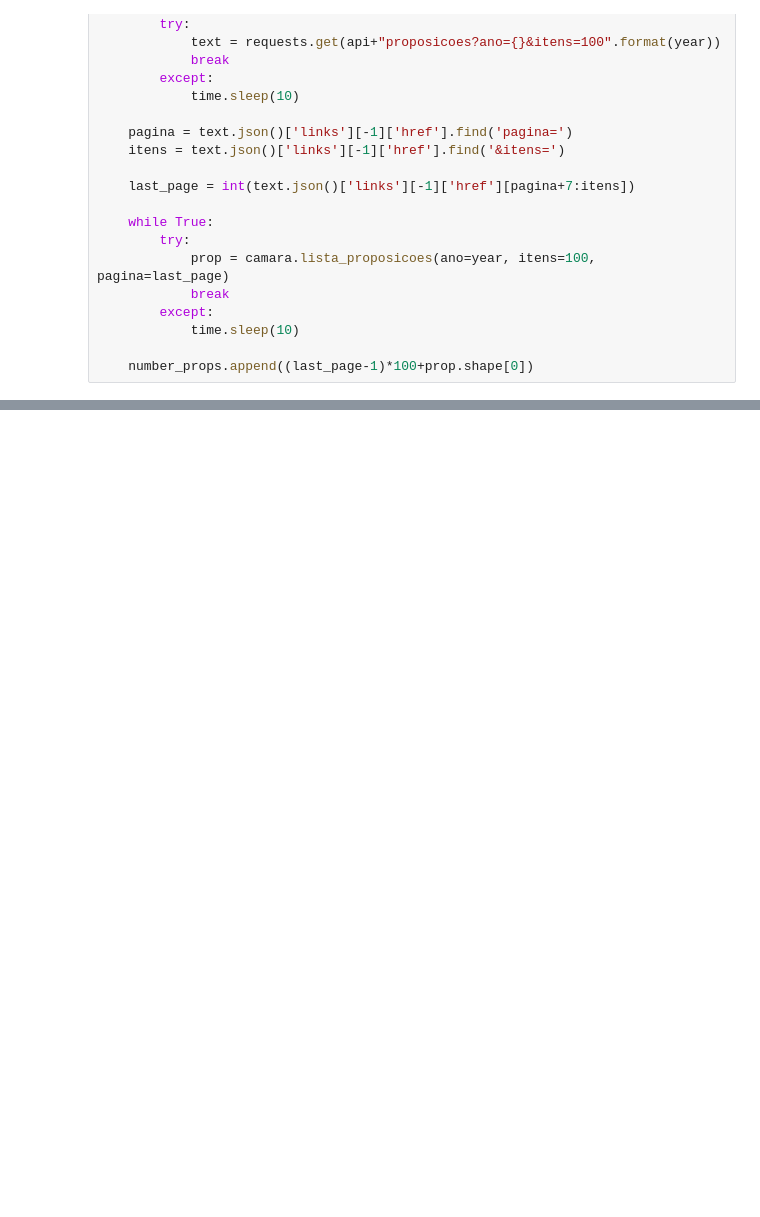
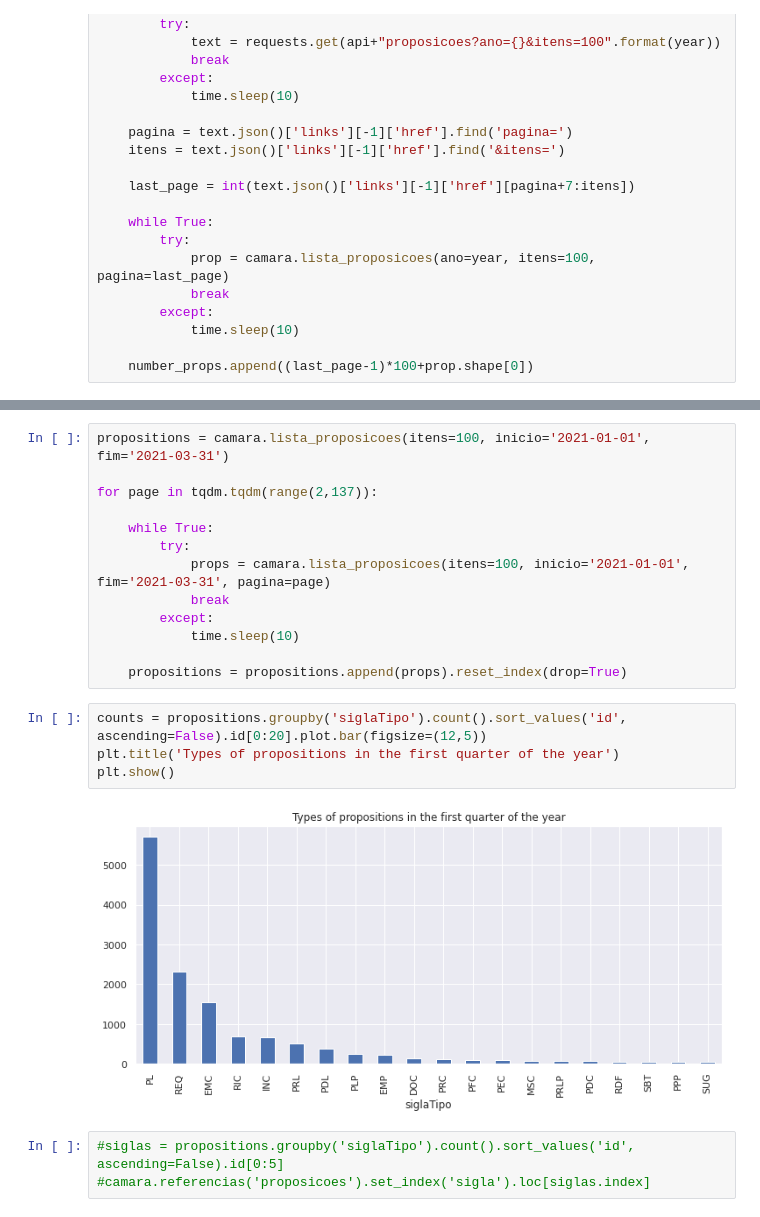
Before and after one commit to lucasmoschen/project-network-science, a Jupyter notebook: notebooks/data_exploration.ipynb, the cells around one changed output, grey strips where cells are left out. Drawn from its saved outputs; the diff is of its cells as text; blank space fills up the shorter version.

```diff
--- a/notebooks/data_exploration.ipynb
+++ b/notebooks/data_exploration.ipynb
@@ -321,0 +328,22 @@ plt.show()
+# %%
+propositions = camara.lista_proposicoes(itens=100, inicio='2021-01-01', fim='2021-03-31')
+
+for page in tqdm.tqdm(range(2,137)):
+
+    while True:
+        try:
+            props = camara.lista_proposicoes(itens=100, inicio='2021-01-01', fim='2021-03-31', pagina=page)
+            break
+        except:
+            time.sleep(10)
+
+    propositions = propositions.append(props).reset_index(drop=True)
+# %%
+counts = propositions.groupby('siglaTipo').count().sort_values('id', ascending=False).id[0:20].plot.bar(figsize=(12,5))
+plt.title('Types of propositions in the first quarter of the year')
+plt.show()
+# %% [output]
+[figure, added]
+# %%
+#siglas = propositions.groupby('siglaTipo').count().sort_values('id', ascending=False).id[0:5]
+#camara.referencias('proposicoes').set_index('sigla').loc[siglas.index]
```
Also changed, not shown: parts of 8 cells of this notebook.
